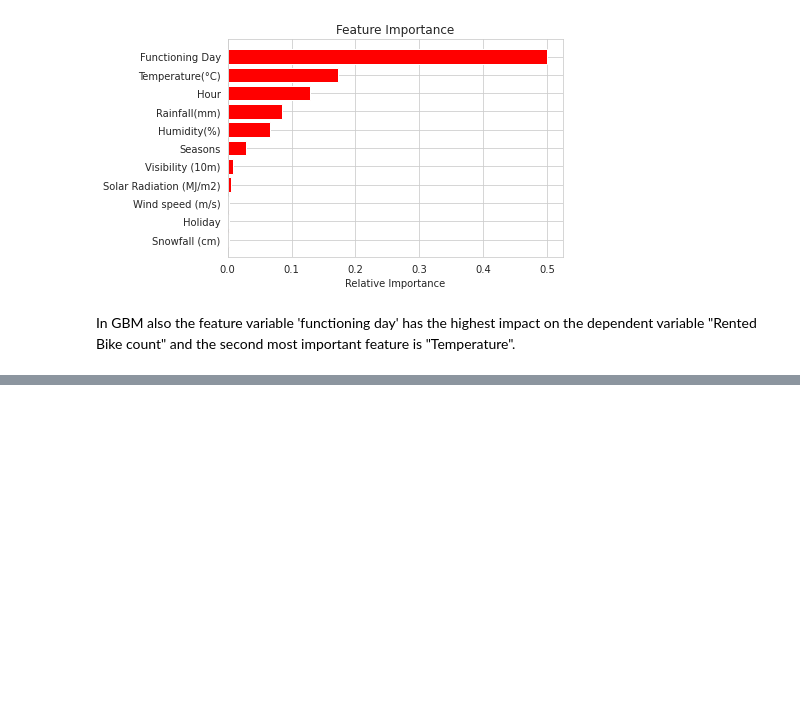
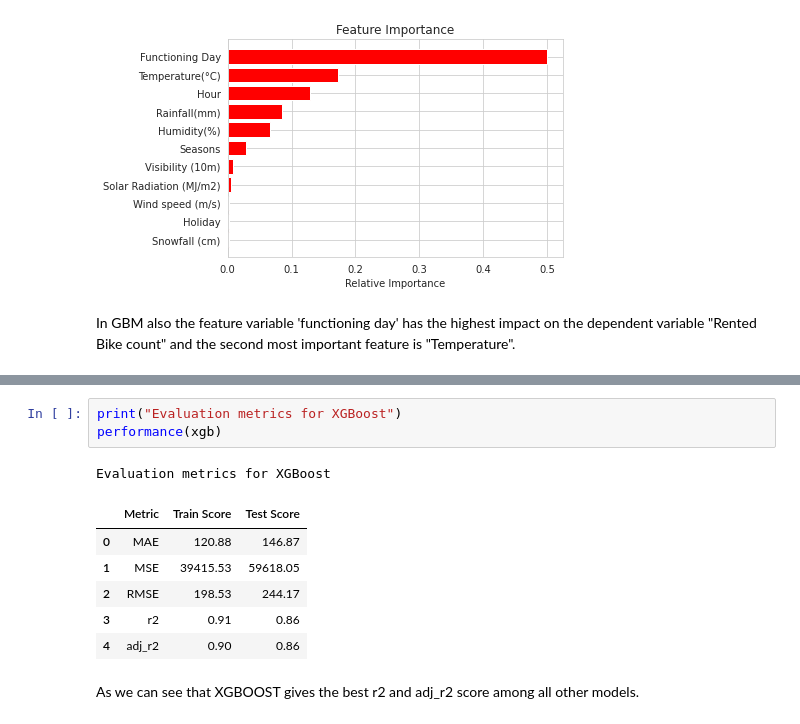
Before and after one commit to Deepakkarki24/Bike-Sharing-Demand-Prediction, a Jupyter notebook: Deepak_Karki_Bike_Sharing_Demand_Prediction_Capstone_Project.ipynb, the cells around one changed output, grey strips where cells are left out. Cells and saved outputs as stored; diff of their text form; blank space fills up the shorter version.

```diff
--- a/Deepak_Karki_Bike_Sharing_Demand_Prediction_Capstone_Project.ipynb
+++ b/Deepak_Karki_Bike_Sharing_Demand_Prediction_Capstone_Project.ipynb
@@ -1143,0 +1159,13 @@ In GBM also the feature variable 'functioning day' has the highest impact on the
+# %%
+print("Evaluation metrics for XGBoost")
+performance(xgb)
+# %% [output]
+Evaluation metrics for XGBoost
+|  | Metric | Train Score | Test Score |
+| 0 | MAE | 120.88 | 146.87 |
+| 1 | MSE | 39415.53 | 59618.05 |
+| 2 | RMSE | 198.53 | 244.17 |
+| 3 | r2 | 0.91 | 0.86 |
+| 4 | adj_r2 | 0.90 | 0.86 |
+# %% [markdown]
+As we can see that XGBOOST gives the best r2 and adj_r2 score among all other models.
```
Also changed, not shown: parts of 22 cells of this notebook.
